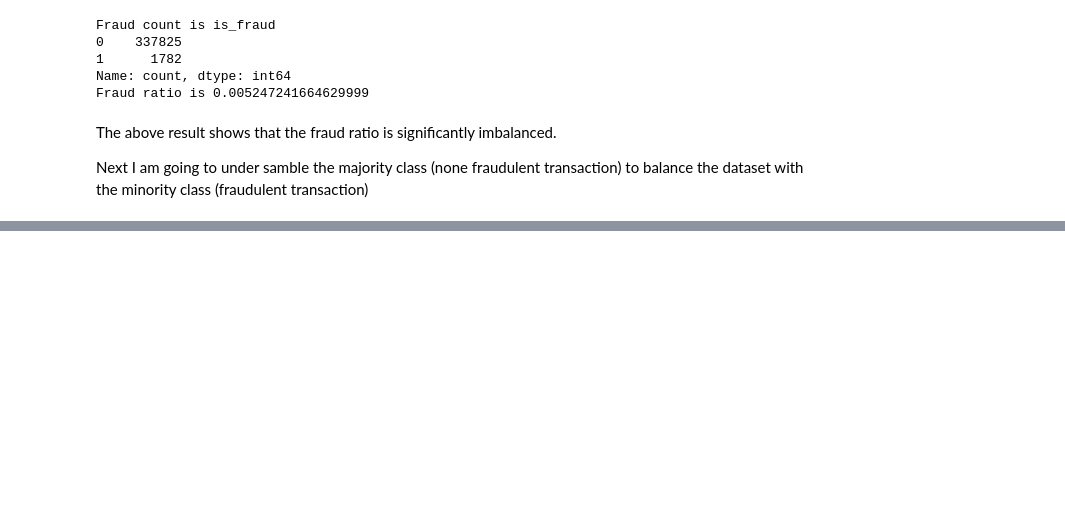
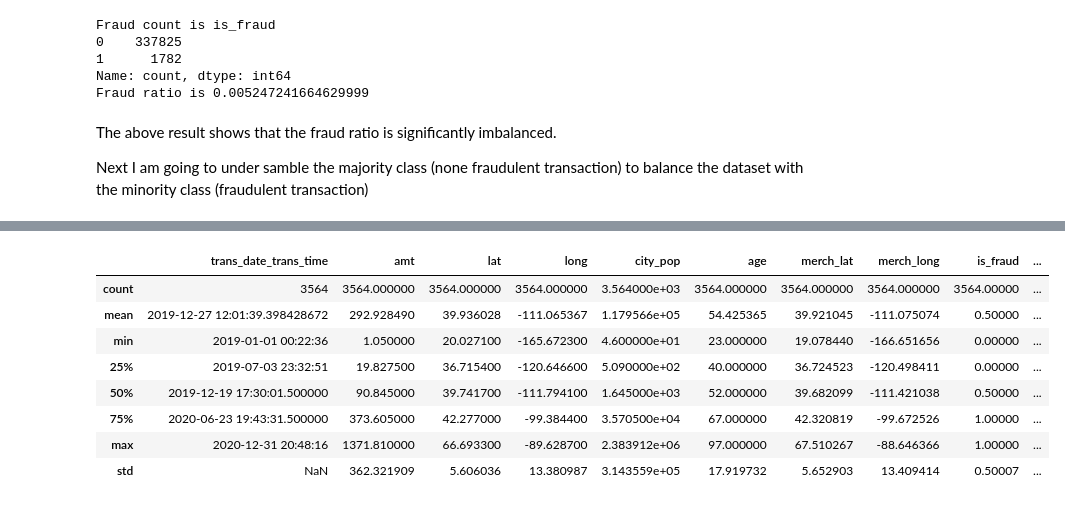
Before and after one commit to muthanna994/Credit-Card-Capstone-II-Springboard, a Jupyter notebook: Capstone II Data Wrangling.ipynb, the cells around one changed output, grey strips where cells are left out. Cells and saved outputs as stored; diff of their text form; code cells hidden in the pictures; blank space fills up the shorter version.

```diff
--- a/Capstone II Data Wrangling.ipynb
+++ b/Capstone II Data Wrangling.ipynb
@@ -218,0 +248,12 @@ Text(0, 0.5, 'Count')
+# %%
+balanced_df.describe()
+# %% [output]
+|  | trans_date_trans_time | amt | lat | long | city_pop | age | merch_lat | merch_long | is_fraud | ... |
+| count | 3564 | 3564.000000 | 3564.000000 | 3564.000000 | 3.564000e+03 | 3564.000000 | 3564.000000 | 3564.000000 | 3564.00000 | ... |
+| mean | 2019-12-27 12:01:39.398428672 | 292.928490 | 39.936028 | -111.065367 | 1.179566e+05 | 54.425365 | 39.921045 | -111.075074 | 0.50000 | ... |
+| min | 2019-01-01 00:22:36 | 1.050000 | 20.027100 | -165.672300 | 4.600000e+01 | 23.000000 | 19.078440 | -166.651656 | 0.00000 | ... |
+| 25% | 2019-07-03 23:32:51 | 19.827500 | 36.715400 | -120.646600 | 5.090000e+02 | 40.000000 | 36.724523 | -120.498411 | 0.00000 | ... |
+| 50% | 2019-12-19 17:30:01.500000 | 90.845000 | 39.741700 | -111.794100 | 1.645000e+03 | 52.000000 | 39.682099 | -111.421038 | 0.50000 | ... |
+| 75% | 2020-06-23 19:43:31.500000 | 373.605000 | 42.277000 | -99.384400 | 3.570500e+04 | 67.000000 | 42.320819 | -99.672526 | 1.00000 | ... |
+| max | 2020-12-31 20:48:16 | 1371.810000 | 66.693300 | -89.628700 | 2.383912e+06 | 97.000000 | 67.510267 | -88.646366 | 1.00000 | ... |
+| std | NaN | 362.321909 | 5.606036 | 13.380987 | 3.143559e+05 | 17.919732 | 5.652903 | 13.409414 | 0.50007 | ... |
```
Also changed, not shown: parts of 23 cells of this notebook.
